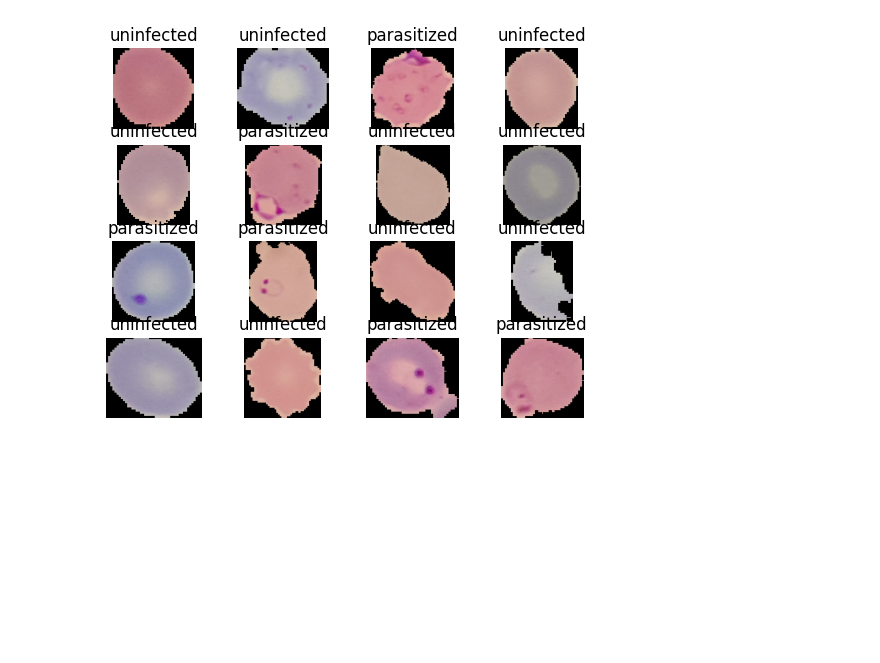
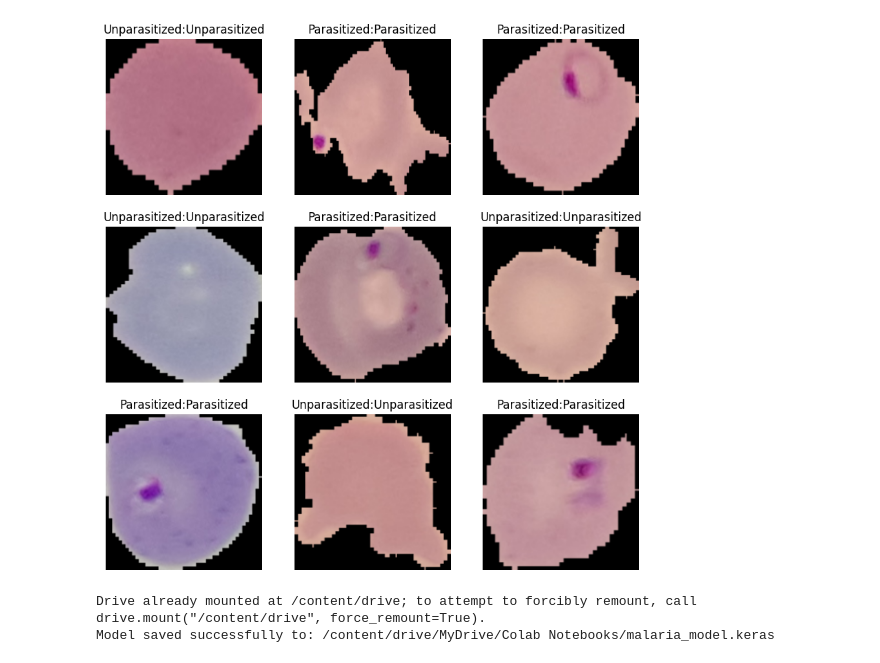
Before and after one commit to sanaullah-developer/tensorflow_practice, a Jupyter notebook: malaria.ipynb, the cells around one changed output. Drawn from its saved outputs; the diff is of its cells as text; code cells hidden in the pictures; blank space fills up the shorter version.

```diff
--- a/malaria.ipynb
+++ b/malaria.ipynb
@@ -62,0 +224,9 @@ train_dataset
+# %%
+model.compile(
+    optimizer = Adam(learning_rate = 0.01),
+    loss = BinaryCrossentropy(),
+    metrics = ['Accuracy']
+
+)
+# %%
+history = model.fit(train_dataset, validation_data=val_dataset, epochs=20, verbose=1)
@@ -62,0 +273,2 @@ train_dataset
+# %%
+test_dataset = test_dataset.batch(1)
@@ -63,8 +285,15 @@ train_dataset
+# %%
+def parasite_or_not(x):
+  if(x<0.5):
+    return str('Parasitized')
+  else:
+    return str('Unparasitized')
 # %%
-for i, (image, label) in enumerate(train_dataset.take(16)):
-  ax = plt.subplot(4, 4, i + 1)
-
-  plt.imshow(image)
-  plt.title(dataset_info.features['label'].int2str(label))
+plt.figure(figsize=(10,10))
+for i, (image,label) in enumerate(test_dataset.take(9)): # Changed from take(1) to take(9) to show more images
+  ax = plt.subplot(3,3,i+1)
+  plt.imshow(image[0])
+  plt.title(str(parasite_or_not(label.numpy()[0])) + ":" + str(parasite_or_not(model.predict(image)[0][0])))
   plt.axis('off')
+plt.show()
 # %% [output]
@@ -71 +309,13 @@ for i, (image, label) in enumerate(train_dataset.take(16)):
-[figure, old version]
+[figure, new version]
+# %%
+drive.mount('/content/drive')
+
+# Define the path to save the model in Google Drive
+save_path = '/content/drive/MyDrive/Colab Notebooks/malaria_model.keras'
+
+# Save the model
+model.save(save_path)
+print(f'Model saved successfully to: {save_path}')
+# %% [output]
+Drive already mounted at /content/drive; to attempt to forcibly remount, call drive.mount("/content/drive", force_remount=True).
+Model saved successfully to: /content/drive/MyDrive/Colab Notebooks/malaria_model.keras
```
Also changed, not shown: parts of 24 cells of this notebook.
